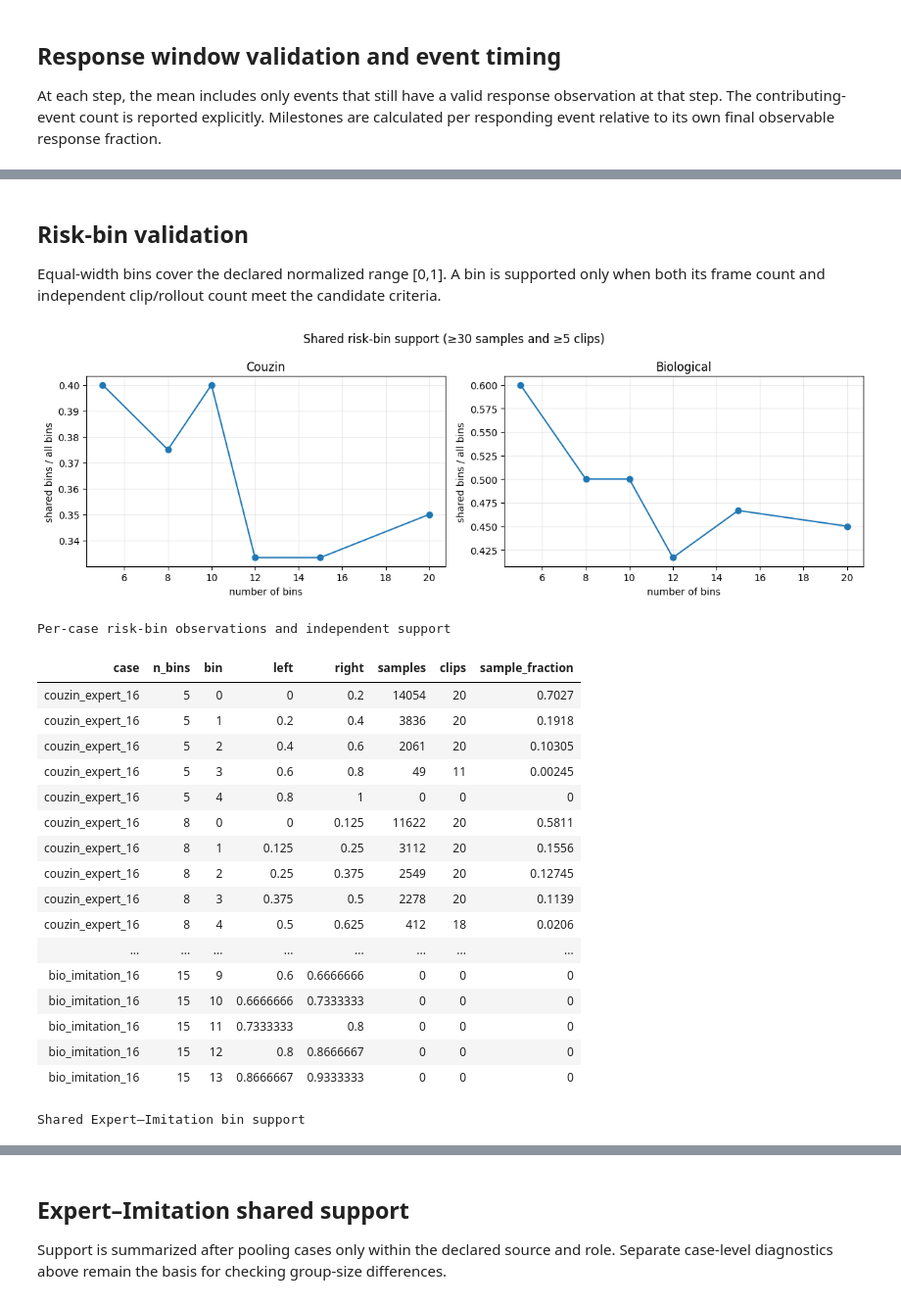
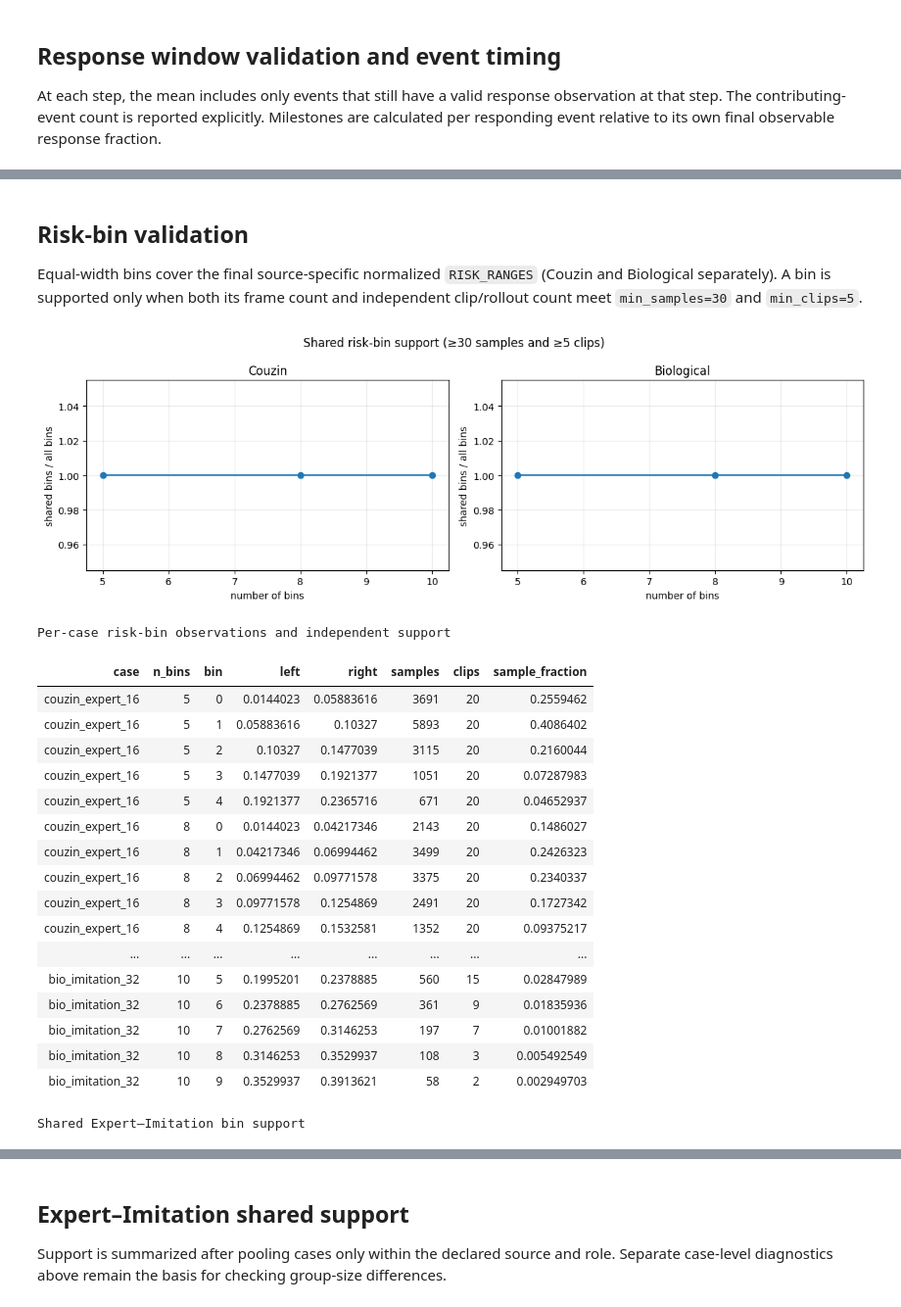
Before and after one commit to wirthy21/ICRA2027-PredatorPreyGAIL, a Jupyter notebook: Paper Analysis/data_validation.ipynb, the cells around one changed output, grey strips where cells are left out. Shown at 98% size. Drawn from its saved outputs; the diff is of its cells as text; code cells hidden in the pictures.

```diff
--- a/Paper Analysis/data_validation.ipynb
+++ b/Paper Analysis/data_validation.ipynb
@@ -23,6 +23,7 @@ if ANALYSIS_DIR.name != 'Paper Analysis':
     ANALYSIS_DIR = ANALYSIS_DIR / 'Paper Analysis'
 PROJECT_ROOT = ANALYSIS_DIR.parent
 NICOLE_ROOT = PROJECT_ROOT / 'Nicole' / 'Predator-Prey-Thesis'
+BIO_WINDOW_ROOT = NICOLE_ROOT / 'Data/1. Data Processing/Processed/video/expert_tensors/windows'
 OUTPUT_DIR = ANALYSIS_DIR / 'outputs'
 OUTPUT_DIR.mkdir(parents=True, exist_ok=True)
 
@@ -35,11 +36,13 @@ DTYPE = torch.float32
 TIME_CHUNK_SIZE = 4096
 N_ROLLOUTS, ROLLOUT_STEPS, SEED = 20, 1000, 2027
 D_SOURCE = {'couzin': math.hypot(50, 50), 'biological': math.hypot(2160, 2160)}
+# Final source-specific central q01-q99 Expert-Imitation overlap ranges.
+RISK_RANGES = {'couzin':(0.0144023038,0.2365715653),'biological':(0.0076781777,0.3913621008)}
 
 DISTANCE_THRESHOLDS = (.05,.075,.10,.125,.15,.175,.20,.225,.25,.275,.30)
 RESPONSE_THRESHOLDS = (.025,.05,.075,.10,.125,.15,.175,.20)
 CLOSING_LAGS = (1,2,3,5)
-N_BINS_CANDIDATES = (5,8,10,12,15,20)
+N_BINS_CANDIDATES = (5,8,10)
 MIN_CLUSTERS_CANDIDATES = (3,5,10)
 MIN_SAMPLES_CANDIDATES = (20,30,50,100)
 MAX_RESPONSE_WINDOW = 30
@@ -50,7 +53,7 @@ STATIONARY_EPS = 1e-4
 
 USE_CASE_CACHE = False  # raw canonical tables are large; prefer the compact derived cache
 USE_DERIVED_CACHE = True
-CACHE_VERSION = 1
+CACHE_VERSION = 2  # adds hand-labelled 16-prey biological trajectories
 CASE_CACHE = OUTPUT_DIR / 'data_validation_cases.pt'
 DERIVED_CACHE = OUTPUT_DIR / 'data_validation_derived.pt'
 runtime = {}
@@ -65,7 +68,7 @@ Numerical tables remain compact HTML summaries; large tensors stay inside the re
 # %%
 COLORS={'expert_16':'#1f77b4','expert_32':'#0b3c6f','imitation_16':'#ff8c42','imitation_32':'#c44e00'}
 CASE_ORDER=('couzin_expert_16','couzin_expert_32','couzin_imitation_16','couzin_imitation_32',
-            'bio_expert_32','bio_imitation_16','bio_imitation_32')
+            'bio_expert_16','bio_expert_32','bio_imitation_16','bio_imitation_32')
 
 def case_source(name):
     return 'couzin' if name.startswith('couzin') else 'biological'
@@ -558,10 +568,11 @@ def event_windows(seg,approach_threshold,max_window):
     onsets,condition=pa.detect_approach_events(seg['d_norm'],threshold=approach_threshold,return_mask=True)
     starts,ends,durations=runs_from_mask(condition)
     n=len(onsets); n_prey=seg['n_prey']; response=seg['response']
-    windows=torch.full((n,max_window+1,n_prey),torch.nan)
-    available=torch.zeros((n,max_window+1),dtype=torch.bool)
+    # Exactly W transitions: R[e] is e->e+1 and R[e+W-1] is e+W-1->e+W.
+    windows=torch.full((n,max_window,n_prey),torch.nan)
+    available=torch.zeros((n,max_window),dtype=torch.bool)
     for i,onset in enumerate(onsets.tolist()):
-        length=min(max_window+1,max(len(response)-onset,0))
+        length=min(max_window,max(len(response)-onset,0))
         if length:
             windows[i,:length]=response[onset:onset+length]; available[i,:length]=True
     duration_by_onset={int(s):int(d) for s,d in zip(starts,durations)}
@@ -575,8 +586,8 @@ for name in CASE_ORDER:
     all_r=torch.cat([s['response'].flatten() for s in segs]) if segs else torch.empty(0)
     for athr in DISTANCE_THRESHOLDS:
         bundles=[event_windows(s,athr,REFERENCE_RESPONSE_WINDOW) for s in segs]
-        windows=torch.cat([b[0] for b in bundles]) if bundles else torch.empty((0,REFERENCE_RESPONSE_WINDOW+1,derived[name]['n_prey']))
-        available=torch.cat([b[1] for b in bundles]) if bundles else torch.empty((0,REFERENCE_RESPONSE_WINDOW+1),dtype=torch.bool)
+        windows=torch.cat([b[0] for b in bundles]) if bundles else torch.empty((0,REFERENCE_RESPONSE_WINDOW,derived[name]['n_prey']))
+        available=torch.cat([b[1] for b in bundles]) if bundles else torch.empty((0,REFERENCE_RESPONSE_WINDOW),dtype=torch.bool)
         event_clips=[s['clip_id'] for s,b in zip(segs,bundles) for _ in range(len(b[2]))]
         response_threshold_sweep[name][athr]={}
         for rthr in RESPONSE_THRESHOLDS:
@@ -749,7 +809,7 @@ Approach duration versus response timing
 # %% [markdown]
 ## Risk-bin validation
 
-Equal-width bins cover the declared normalized range [0,1]. A bin is supported only when both its frame count and independent clip/rollout count meet the candidate criteria.
+Equal-width bins cover the final source-specific normalized `RISK_RANGES` (Couzin and Biological separately). A bin is supported only when both its frame count and independent clip/rollout count meet `min_samples=30` and `min_clips=5`.
 # %%
 t0=perf_counter(); risk_bin_validation={'per_case':{},'shared':{}}; bin_rows=[]; shared_bin_rows=[]
 for name in CASE_ORDER:
@@ -757,61 +817,63 @@ for name in CASE_ORDER:
     risk_bin_validation['per_case'][name]={}
     segs=derived[name]['distance_segments']
     for n_bins in N_BINS_CANDIDATES:
-        edges=torch.linspace(0,1,n_bins+1); counts=torch.zeros(n_bins,dtype=torch.long); clip_sets=[set() for _ in range(n_bins)]
+        # Validate support on the exact final source-specific risk interval.
+        low,high=RISK_RANGES[case_source(name)]; edges=torch.linspace(low,high,n_bins+1)
+        counts=torch.zeros(n_bins,dtype=torch.long); clip_sets=[set() for _ in range(n_bins)]
         for seg in segs:
             idx=pa.risk_bin_indices(seg['d_norm'],edges); valid=idx>=0
             counts+=torch.bincount(idx[valid],minlength=n_bins)
             for b in torch.unique(idx[valid]).tolist(): clip_sets[int(b)].add(seg['clip_id'])
         clusters=torch.tensor([len(x) for x in clip_sets]); risk_bin_validation['per_case'][name][n_bins]={'count':counts,'clusters':clusters}
         for b in range(n_bins):
             bin_rows.append({'case':name,'n_bins':n_bins,'bin':b,'left':float(edges[b]),'right':float(edges[b+1]),
                              'samples':int(counts[b]),'clips':int(clusters[b]),'sample_fraction':float(counts[b]/counts.sum().clamp_min(1))})
 source_groups={
  'couzin':{'expert':['couzin_expert_16','couzin_expert_32'],'imitation':['couzin_imitation_16','couzin_imitation_32']},
- 'biological':{'expert':['bio_expert_32'],'imitation':['bio_imitation_16','bio_imitation_32']}}
+ 'biological':{'expert':['bio_expert_16','bio_expert_32'],'imitation':['bio_imitation_16','bio_imitation_32']}}
 for source,groups in source_groups.items():
     risk_bin_validation['shared'][source]={}
     for n_bins in N_BINS_CANDIDATES:
         pooled={}
         for kind,names in groups.items():
             counts=sum((risk_bin_validation['per_case'][n][n_bins]['count'] for n in names if n in derived),torch.zeros(n_bins,dtype=torch.long))
             clusters=sum((risk_bin_validation['per_case'][n][n_bins]['clusters'] for n in names if n in derived),torch.zeros(n_bins,dtype=torch.long))
             pooled[kind]=(counts,clusters)
-        for min_clusters in MIN_CLUSTERS_CANDIDATES:
-            for min_samples in MIN_SAMPLES_CANDIDATES:
-                ex=(pooled['expert'][0]>=min_samples)&(pooled['expert'][1]>=min_clusters)
-                im=(pooled['imitation'][0]>=min_samples)&(pooled['imitation'][1]>=min_clusters)
-                shared=ex&im
-                row={'source':source,'n_bins':n_bins,'min_samples':min_samples,'min_clusters':min_clusters,
-                     'expert_bins':int(ex.sum()),'imitation_bins':int(im.sum()),'shared_bins':int(shared.sum()),
-                     'shared_risk_fraction':float(shared.float().mean())}
-                shared_bin_rows.append(row); risk_bin_validation['shared'][source][(n_bins,min_samples,min_clusters)]=row
+        min_samples,min_clusters=30,5
+        ex=(pooled['expert'][0]>=min_samples)&(pooled['expert'][1]>=min_clusters)
+        im=(pooled['imitation'][0]>=min_samples)&(pooled['imitation'][1]>=min_clusters)
+        shared=ex&im
+        row={'source':source,'risk_low':RISK_RANGES[source][0],'risk_high':RISK_RANGES[source][1],
+             'n_bins':n_bins,'min_samples':min_samples,'min_clusters':min_clusters,
+             'expert_bins':int(ex.sum()),'imitation_bins':int(im.sum()),'shared_bins':int(shared.sum()),
+             'shared_risk_fraction':float(shared.float().mean())}
+        shared_bin_rows.append(row); risk_bin_validation['shared'][source][(n_bins,min_samples,min_clusters)]=row
 runtime['risk_bin_validation']=perf_counter()-t0
 fig,axes=two_panel('Shared risk-bin support (≥30 samples and ≥5 clips)','shared bins / all bins','number of bins')
 for ax,source in zip(axes,('couzin','biological')):
     vals=[risk_bin_validation['shared'][source][(n,30,5)]['shared_risk_fraction'] for n in N_BINS_CANDIDATES]
     ax.plot(N_BINS_CANDIDATES,vals,marker='o')
 fig.tight_layout(); plt.show()
 display_table(bin_rows,'Per-case risk-bin observations and independent support')
 display_table(shared_bin_rows,'Shared Expert–Imitation bin support')
 # %% [output]
-[figure, old version]
+[figure, new version]
 Per-case risk-bin observations and independent support
 | case | n_bins | bin | left | right | samples | clips | sample_fraction |
-| couzin_expert_16 | 5 | 0 | 0 | 0.2 | 14054 | 20 | 0.7027 |
-| couzin_expert_16 | 5 | 1 | 0.2 | 0.4 | 3836 | 20 | 0.1918 |
-| couzin_expert_16 | 5 | 2 | 0.4 | 0.6 | 2061 | 20 | 0.10305 |
-| couzin_expert_16 | 5 | 3 | 0.6 | 0.8 | 49 | 11 | 0.00245 |
-| couzin_expert_16 | 5 | 4 | 0.8 | 1 | 0 | 0 | 0 |
-| couzin_expert_16 | 8 | 0 | 0 | 0.125 | 11622 | 20 | 0.5811 |
-| couzin_expert_16 | 8 | 1 | 0.125 | 0.25 | 3112 | 20 | 0.1556 |
-| couzin_expert_16 | 8 | 2 | 0.25 | 0.375 | 2549 | 20 | 0.12745 |
-| couzin_expert_16 | 8 | 3 | 0.375 | 0.5 | 2278 | 20 | 0.1139 |
-| couzin_expert_16 | 8 | 4 | 0.5 | 0.625 | 412 | 18 | 0.0206 |
+| couzin_expert_16 | 5 | 0 | 0.0144023 | 0.05883616 | 3691 | 20 | 0.2559462 |
+| couzin_expert_16 | 5 | 1 | 0.05883616 | 0.10327 | 5893 | 20 | 0.4086402 |
+| couzin_expert_16 | 5 | 2 | 0.10327 | 0.1477039 | 3115 | 20 | 0.2160044 |
+| couzin_expert_16 | 5 | 3 | 0.1477039 | 0.1921377 | 1051 | 20 | 0.07287983 |
+| couzin_expert_16 | 5 | 4 | 0.1921377 | 0.2365716 | 671 | 20 | 0.04652937 |
+| couzin_expert_16 | 8 | 0 | 0.0144023 | 0.04217346 | 2143 | 20 | 0.1486027 |
+| couzin_expert_16 | 8 | 1 | 0.04217346 | 0.06994462 | 3499 | 20 | 0.2426323 |
+| couzin_expert_16 | 8 | 2 | 0.06994462 | 0.09771578 | 3375 | 20 | 0.2340337 |
+| couzin_expert_16 | 8 | 3 | 0.09771578 | 0.1254869 | 2491 | 20 | 0.1727342 |
+| couzin_expert_16 | 8 | 4 | 0.1254869 | 0.1532581 | 1352 | 20 | 0.09375217 |
 | ... | ... | ... | ... | ... | ... | ... | ... |
-| bio_imitation_16 | 15 | 9 | 0.6 | 0.6666666 | 0 | 0 | 0 |
-| bio_imitation_16 | 15 | 10 | 0.6666666 | 0.7333333 | 0 | 0 | 0 |
-| bio_imitation_16 | 15 | 11 | 0.7333333 | 0.8 | 0 | 0 | 0 |
-| bio_imitation_16 | 15 | 12 | 0.8 | 0.8666667 | 0 | 0 | 0 |
-| bio_imitation_16 | 15 | 13 | 0.8666667 | 0.9333333 | 0 | 0 | 0 |
+| bio_imitation_32 | 10 | 5 | 0.1995201 | 0.2378885 | 560 | 15 | 0.02847989 |
+| bio_imitation_32 | 10 | 6 | 0.2378885 | 0.2762569 | 361 | 9 | 0.01835936 |
+| bio_imitation_32 | 10 | 7 | 0.2762569 | 0.3146253 | 197 | 7 | 0.01001882 |
+| bio_imitation_32 | 10 | 8 | 0.3146253 | 0.3529937 | 108 | 3 | 0.005492549 |
+| bio_imitation_32 | 10 | 9 | 0.3529937 | 0.3913621 | 58 | 2 | 0.002949703 |
 Shared Expert–Imitation bin support
```
Also changed, not shown: parts of 13 cells of this notebook, 5 other files.
